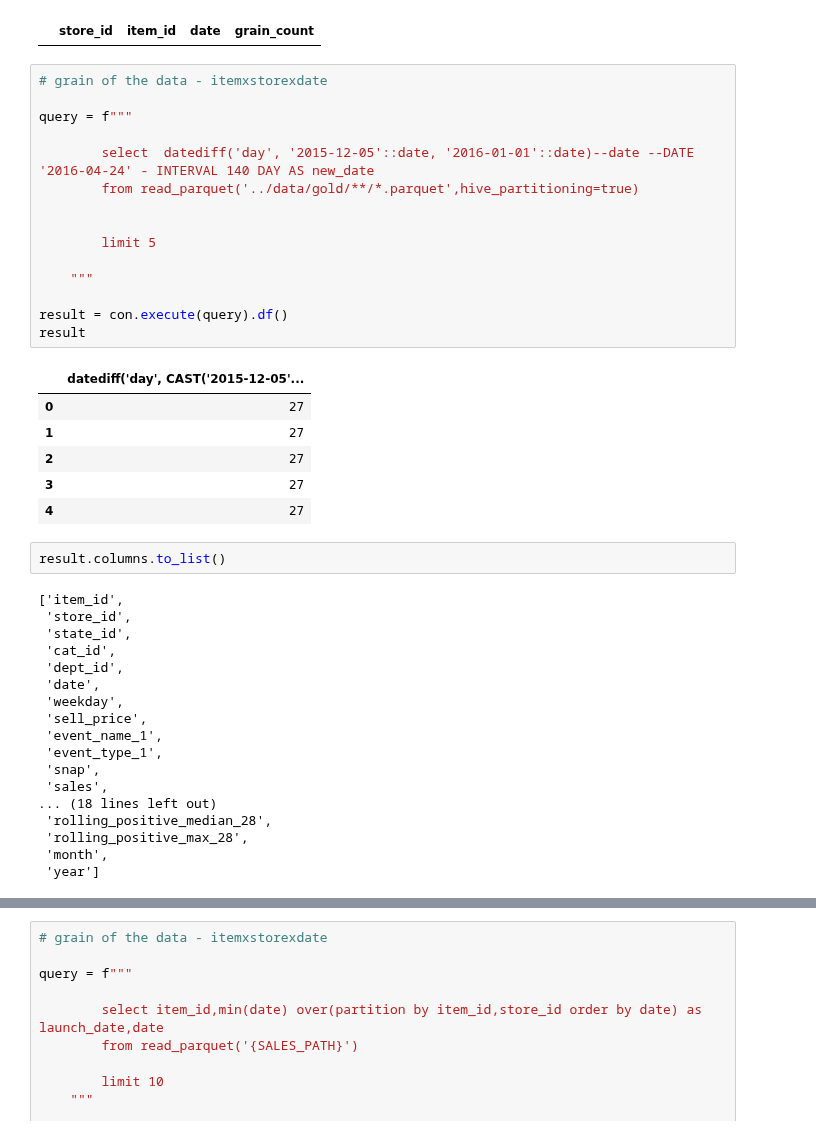
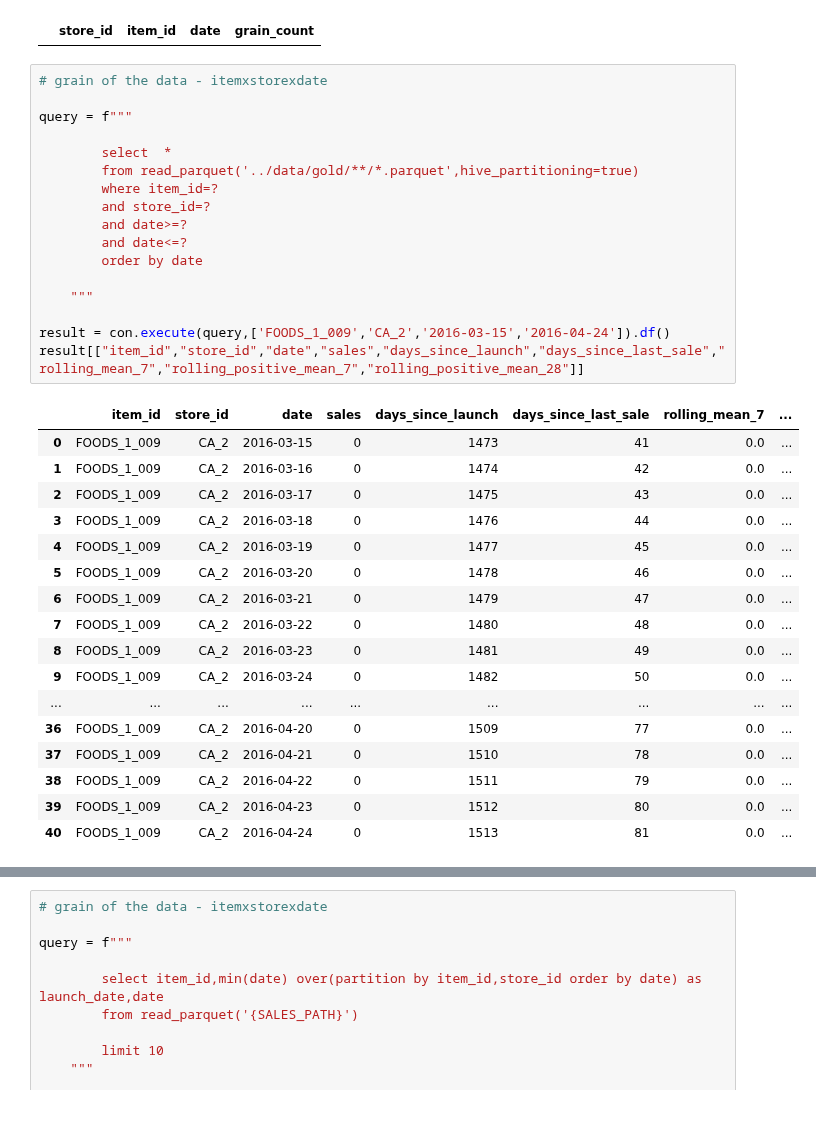
Before and after one commit to surekhag28/m5-demand-forecasting, a Jupyter notebook: notebooks/analysis.ipynb, the cells around one changed output, grey strips where cells are left out. Cells and saved outputs as stored; diff of their text form.

```diff
--- a/notebooks/analysis.ipynb
+++ b/notebooks/analysis.ipynb
@@ -41,42 +41,35 @@ result
 # %%
 # grain of the data - itemxstorexdate
 
 query = f"""
 
-        select  datediff('day', '2015-12-05'::date, '2016-01-01'::date)--date --DATE '2016-04-24' - INTERVAL 140 DAY AS new_date
+        select  *
         from read_parquet('../data/gold/**/*.parquet',hive_partitioning=true)
-
-
-        limit 5
+        where item_id=?
+        and store_id=?
+        and date>=?
+        and date<=?
+        order by date
 
     """
 
-result = con.execute(query).df()
-result
+result = con.execute(query,['FOODS_1_009','CA_2','2016-03-15','2016-04-24']).df()
+result[["item_id","store_id","date","sales","days_since_launch","days_since_last_sale","rolling_mean_7","rolling_positive_mean_7","rolling_positive_mean_28"]]
 # %% [output]
-|  | datediff('day', CAST('2015-12-05'... |
-| 0 | 27 |
-| 1 | 27 |
-| 2 | 27 |
-| 3 | 27 |
-| 4 | 27 |
+|  | item_id | store_id | date | sales | days_since_launch | days_since_last_sale | rolling_mean_7 | ... |
+| 0 | FOODS_1_009 | CA_2 | 2016-03-15 | 0 | 1473 | 41 | 0.0 | ... |
+| 1 | FOODS_1_009 | CA_2 | 2016-03-16 | 0 | 1474 | 42 | 0.0 | ... |
+| 2 | FOODS_1_009 | CA_2 | 2016-03-17 | 0 | 1475 | 43 | 0.0 | ... |
+| 3 | FOODS_1_009 | CA_2 | 2016-03-18 | 0 | 1476 | 44 | 0.0 | ... |
+| 4 | FOODS_1_009 | CA_2 | 2016-03-19 | 0 | 1477 | 45 | 0.0 | ... |
+| 5 | FOODS_1_009 | CA_2 | 2016-03-20 | 0 | 1478 | 46 | 0.0 | ... |
+| 6 | FOODS_1_009 | CA_2 | 2016-03-21 | 0 | 1479 | 47 | 0.0 | ... |
+| 7 | FOODS_1_009 | CA_2 | 2016-03-22 | 0 | 1480 | 48 | 0.0 | ... |
+| 8 | FOODS_1_009 | CA_2 | 2016-03-23 | 0 | 1481 | 49 | 0.0 | ... |
+| 9 | FOODS_1_009 | CA_2 | 2016-03-24 | 0 | 1482 | 50 | 0.0 | ... |
+| ... | ... | ... | ... | ... | ... | ... | ... | ... |
+| 36 | FOODS_1_009 | CA_2 | 2016-04-20 | 0 | 1509 | 77 | 0.0 | ... |
+| 37 | FOODS_1_009 | CA_2 | 2016-04-21 | 0 | 1510 | 78 | 0.0 | ... |
+| 38 | FOODS_1_009 | CA_2 | 2016-04-22 | 0 | 1511 | 79 | 0.0 | ... |
+| 39 | FOODS_1_009 | CA_2 | 2016-04-23 | 0 | 1512 | 80 | 0.0 | ... |
+| 40 | FOODS_1_009 | CA_2 | 2016-04-24 | 0 | 1513 | 81 | 0.0 | ... |
-# %%
-result.columns.to_list()
-# %% [output]
-['item_id',
- 'store_id',
- 'state_id',
- 'cat_id',
- 'dept_id',
- 'date',
- 'weekday',
- 'sell_price',
- 'event_name_1',
- 'event_type_1',
- 'snap',
- 'sales',
-... (18 lines left out)
- 'rolling_positive_median_28',
- 'rolling_positive_max_28',
- 'month',
- 'year']
```
Also changed, not shown: parts of 2 cells of this notebook, 3 other files.
